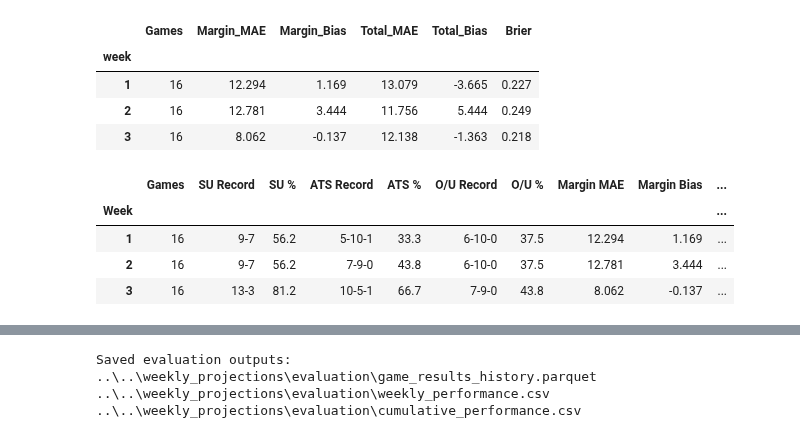
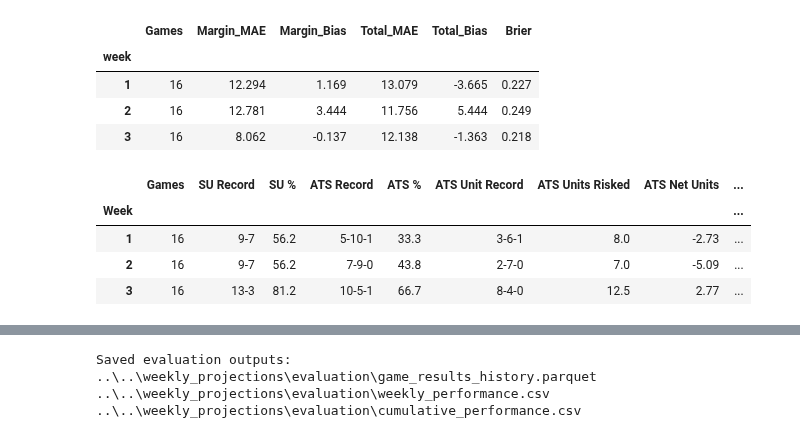
Before and after one commit to ethanfr10/NFL-Season-Projections, a Jupyter notebook: weekly_projections/notebooks/07_Weekly_Model_Evaluation.ipynb, the cells around one changed output, grey strips where cells are left out. Cells and saved outputs as stored; diff of their text form; code cells hidden in the pictures.

Commit message:
Adding units + Updating totals model

```diff
--- a/weekly_projections/notebooks/07_Weekly_Model_Evaluation.ipynb
+++ b/weekly_projections/notebooks/07_Weekly_Model_Evaluation.ipynb
@@ -830,6 +935,8 @@ display(diagnostic_summary)
 | 2 | 16 | 12.781 | 3.444 | 11.756 | 5.444 | 0.249 |
 | 3 | 16 | 8.062 | -0.137 | 12.138 | -1.363 | 0.218 |
 # %%
+
+
 weekly_performance = pd.DataFrame(
     index=sorted(
         graded_games["week"].unique()
@@ -837,6 +944,7 @@ weekly_performance = pd.DataFrame(
 )
 
 weekly_performance.index.name = "Week"
+
 
 weekly_performance["Games"] = (
     graded_games
@@ -860,41 +968,86 @@ weekly_performance["ATS %"] = (
     ats_summary["ATS %"]
 )
 
+
+ats_weekly_lookup = (
+    ats_weekly_units
+    .set_index("Week")
+)
+
+weekly_performance["ATS Unit Record"] = (
+    ats_weekly_lookup["Record"]
+)
+
+weekly_performance["ATS Units Risked"] = (
+    ats_weekly_lookup["Units Risked"]
+)
+
+weekly_performance["ATS Net Units"] = (
+    ats_weekly_lookup["Net Units"]
+)
+
+weekly_performance["ATS Unit ROI %"] = (
+    ats_weekly_lookup["ROI %"]
+)
+
+
 weekly_performance["O/U Record"] = (
     total_summary["Record"]
 )
 
 weekly_performance["O/U %"] = (
     total_summary["O/U %"]
 )
+
+total_weekly_lookup = (
+    total_weekly_units
+    .set_index("Week")
+)
+
+weekly_performance["O/U Unit Record"] = (
+    total_weekly_lookup["Record"]
+)
+
+weekly_performance["O/U Units Risked"] = (
+    total_weekly_lookup["Units Risked"]
+)
+
+weekly_performance["O/U Net Units"] = (
+    total_weekly_lookup["Net Units"]
+)
+
+weekly_performance["O/U Unit ROI %"] = (
+    total_weekly_lookup["ROI %"]
+)
+
 
 weekly_performance["Margin MAE"] = (
     diagnostic_summary["Margin_MAE"]
 )
 
 weekly_performance["Margin Bias"] = (
     diagnostic_summary["Margin_Bias"]
 )
 
 weekly_performance["Total MAE"] = (
     diagnostic_summary["Total_MAE"]
 )
 
 weekly_performance["Total Bias"] = (
     diagnostic_summary["Total_Bias"]
 )
 
 weekly_performance["Brier"] = (
     diagnostic_summary["Brier"]
 )
 
 display(weekly_performance)
 # %% [output]
-|  | Games | SU Record | SU % | ATS Record | ATS % | O/U Record | O/U % | Margin MAE | Margin Bias | ... |
-| Week |  |  |  |  |  |  |  |  |  | ... |
-| 1 | 16 | 9-7 | 56.2 | 5-10-1 | 33.3 | 6-10-0 | 37.5 | 12.294 | 1.169 | ... |
-| 2 | 16 | 9-7 | 56.2 | 7-9-0 | 43.8 | 6-10-0 | 37.5 | 12.781 | 3.444 | ... |
-| 3 | 16 | 13-3 | 81.2 | 10-5-1 | 66.7 | 7-9-0 | 43.8 | 8.062 | -0.137 | ... |
+|  | Games | SU Record | SU % | ATS Record | ATS % | ATS Unit Record | ATS Units Risked | ATS Net Units | ... |
+| Week |  |  |  |  |  |  |  |  | ... |
+| 1 | 16 | 9-7 | 56.2 | 5-10-1 | 33.3 | 3-6-1 | 8.0 | -2.73 | ... |
+| 2 | 16 | 9-7 | 56.2 | 7-9-0 | 43.8 | 2-7-0 | 7.0 | -5.09 | ... |
+| 3 | 16 | 13-3 | 81.2 | 10-5-1 | 66.7 | 8-4-0 | 12.5 | 2.77 | ... |
 # %%
 cumulative_rows = []
 
```
Also changed, not shown: parts of 12 cells of this notebook, 7 other files.
